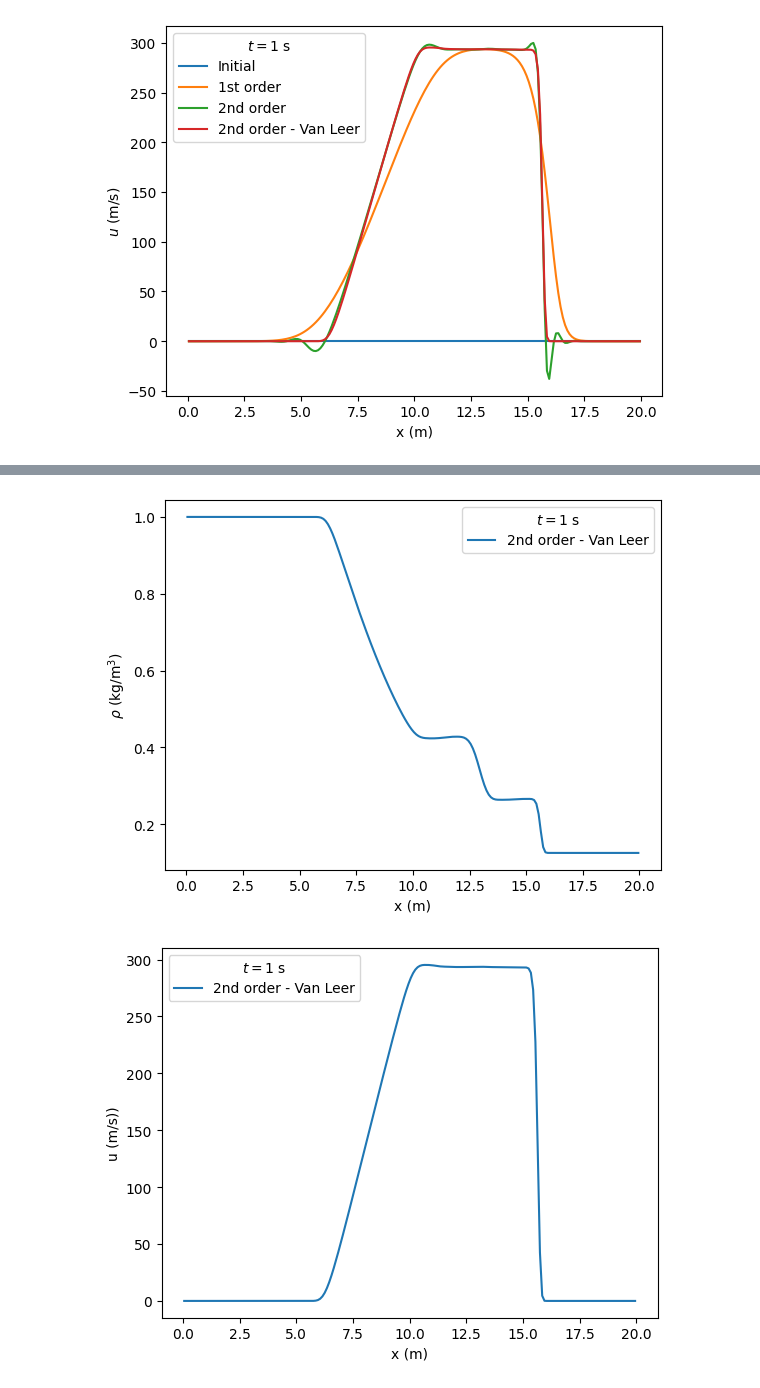
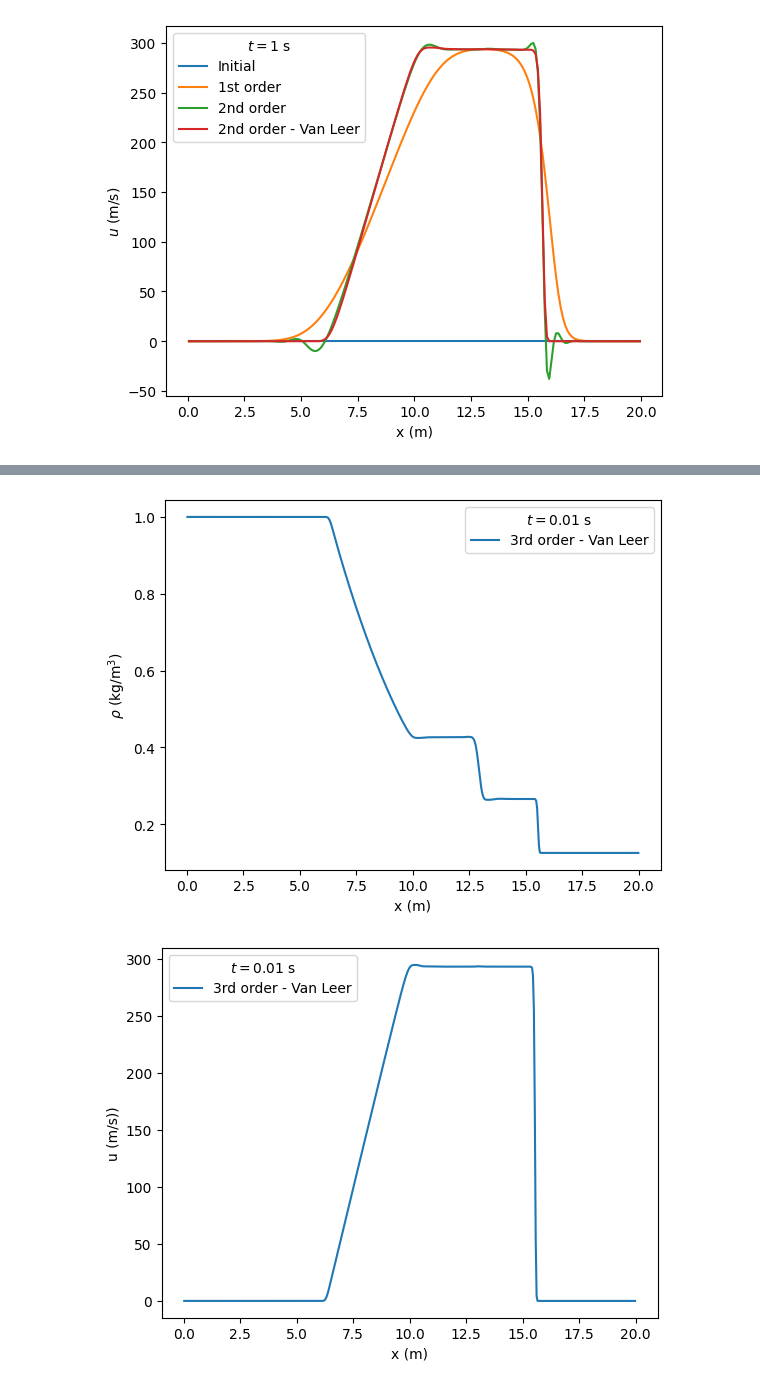
Before and after one commit to toddmmendenhall/mhd, a Jupyter notebook: docs/sod_shock_tube.ipynb, the cells around one changed output, grey strips where cells are left out. Cells and saved outputs as stored; diff of their text form; code cells hidden in the pictures.

```diff
--- a/docs/sod_shock_tube.ipynb
+++ b/docs/sod_shock_tube.ipynb
@@ -3,8 +3,8 @@ import matplotlib.pyplot as plt
 import numpy as np
 
 files = ['../build/test_1/results_0.csv', '../build/test_1/results_99.csv', '../build/test_2/results_99.csv', '../build/test_3/results_99.csv',
-         '../build/test_4/results_99.csv']
-labels = ['Initial', '1st order', '2nd order', '3rd order', '2nd order - Van Leer']
+         '../build/test_4/results_99.csv', '../build/test/results_99.csv']
+labels = ['Initial', '1st order', '2nd order', '3rd order', '2nd order - Van Leer', 'blah']
 
 for i, (file, label) in enumerate(zip(files, labels)):
     if i == 3:
@@ -41,7 +41,7 @@ plt.show()
 [figure]
 # %%
 files = ['../build/test_1/results_0.csv', '../build/test_1/results_99.csv', '../build/test_2/results_99.csv', '../build/test_3/results_99.csv',
-         '../build/test_4/results_99.csv']
+         '../build/test/results_99.csv']
 labels = ['Initial', '1st order', '2nd order', '3rd order', '2nd order - Van Leer']
 
 for i, (file, label) in enumerate(zip(files, labels)):
@@ -60,0 +61,17 @@ plt.show()
+# %%
+files = ['../build/test_1/results_0.csv', '../build/test_1/results_99.csv', '../build/test_2/results_99.csv', '../build/test_3/results_99.csv',
+         '../build/test_4/results_99.csv']
+labels = ['Initial', '1st order', '2nd order', '3rd order', '2nd order - Van Leer']
+
+for i, (file, label) in enumerate(zip(files, labels)):
+    if i == 3:
+        continue
+    data = np.loadtxt(file, delimiter=',', skiprows=2)
+    x = data.transpose()[0][:-2]
+    y = data.transpose()[2][:-2] / data.transpose()[8][:-2]
+    plt.plot(x, y, label=label)
+
+plt.legend(title='$t=1$ s')
+plt.xlabel('x (m)')
+plt.ylabel('Mach number')
+plt.show()
@@ -65,14 +84,14 @@ fig, ax = plt.subplots()
 
 def update(frame):
     # for each frame, update the data stored on each artist.
-    file = f'../build/test_4/results_{frame}.csv'
-    label = '2nd order - Van Leer'
+    file = f'../build/test/results_{frame}.csv'
+    label = '3rd order - Van Leer'
     plt.cla()
     data = np.loadtxt(file, delimiter=',', skiprows=2)
     x = data.transpose()[0][:-2]
     y = data.transpose()[1][:-2]
     line = plt.plot(x, y, label=label)
-    ax.legend(title='$t=1$ s')
+    ax.legend(title='$t=0.01$ s')
     ax.set_xlabel('x (m)')
     ax.set_ylabel('$\\rho$ (kg/m$^3$)')
     return line
@@ -81,29 +100,29 @@ def update(frame):
 ani = animation.FuncAnimation(fig=fig, func=update, frames=100, interval=100, blit=True)
 ani.save('rho.mp4')
 # %% [output]
-[figure, old version]
+[figure, new version]
 # %%
 fig, ax = plt.subplots()
 
 def update(frame):
     # for each frame, update the data stored on each artist.
-    file = f'../build/test_4/results_{frame}.csv'
-    label = '2nd order - Van Leer'
+    file = f'../build/test/results_{frame}.csv'
+    label = '3rd order - Van Leer'
     plt.cla()
     data = np.loadtxt(file, delimiter=',', skiprows=2)
     x = data.transpose()[0][:-2]
     y = data.transpose()[2][:-2]
     line = plt.plot(x, y, label=label)
-    ax.legend(title='$t=1$ s')
+    ax.legend(title='$t=0.01$ s')
     ax.set_xlabel('x (m)')
     ax.set_ylabel('u (m/s))')
     return line
 
 
 ani = animation.FuncAnimation(fig=fig, func=update, frames=100, interval=100, blit=True)
 ani.save('u.mp4')
 # %% [output]
-[figure, old version]
+[figure, new version]
 # %%
 fig, ax = plt.subplots()
 
```
Also changed, not shown: parts of 5 cells of this notebook, 10 other files.
